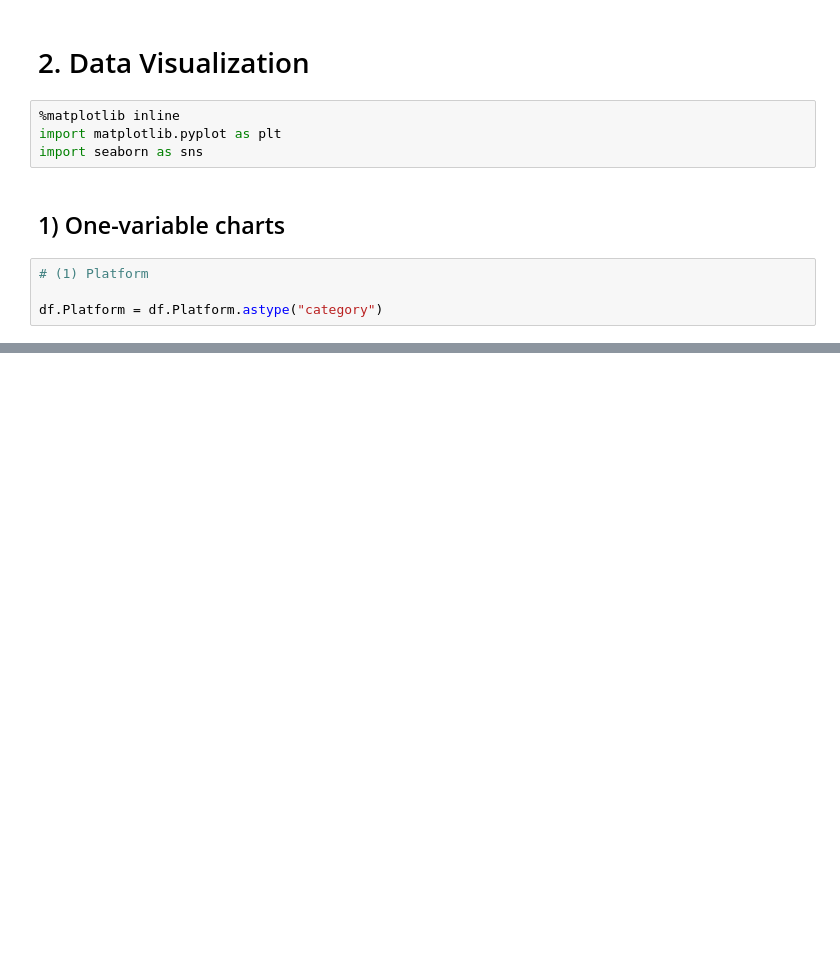
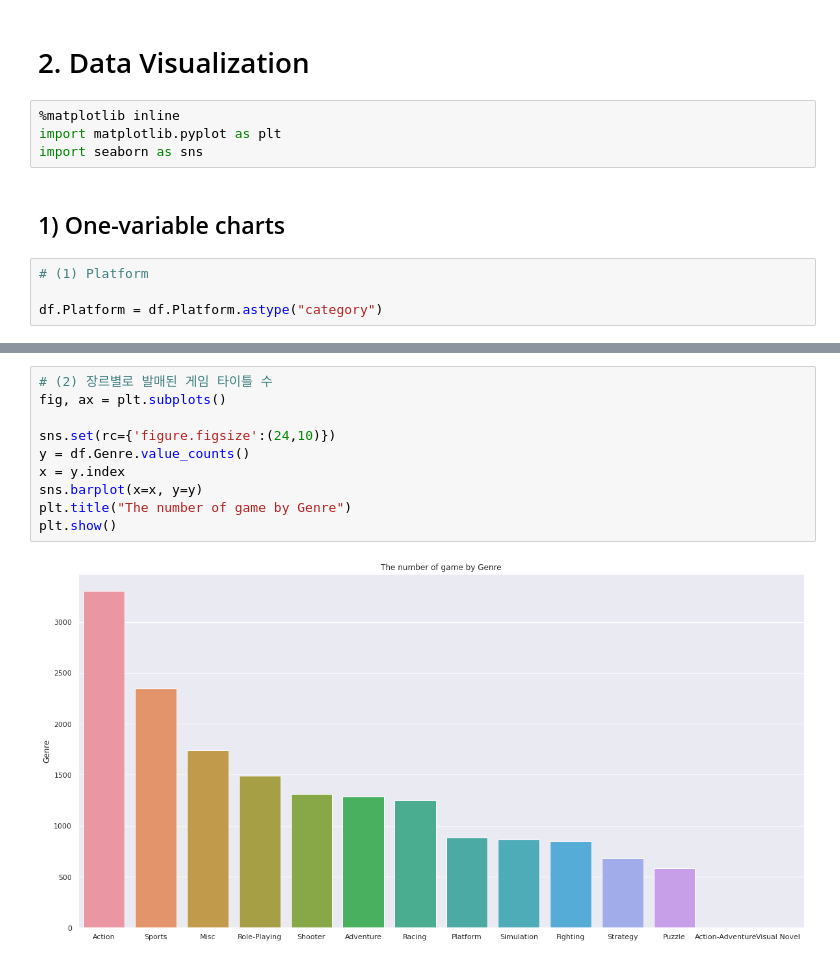
Before and after one commit to pokem1402/section_project_one, a Jupyter notebook: EDA_3_visualize.ipynb, the cells around one changed output, grey strips where cells are left out. Cells and saved outputs as stored; diff of their text form; blank space fills up the shorter version.

```diff
--- a/EDA_3_visualize.ipynb
+++ b/EDA_3_visualize.ipynb
@@ -86,0 +76,12 @@ plt.show()
+# %%
+# (2) 장르별로 발매된 게임 타이틀 수
+fig, ax = plt.subplots()
+
+sns.set(rc={'figure.figsize':(24,10)})
+y = df.Genre.value_counts()
+x = y.index
+sns.barplot(x=x, y=y)
+plt.title("The number of game by Genre")
+plt.show()
+# %% [output]
+[figure, added]
```
Also changed, not shown: parts of 4 cells of this notebook.
